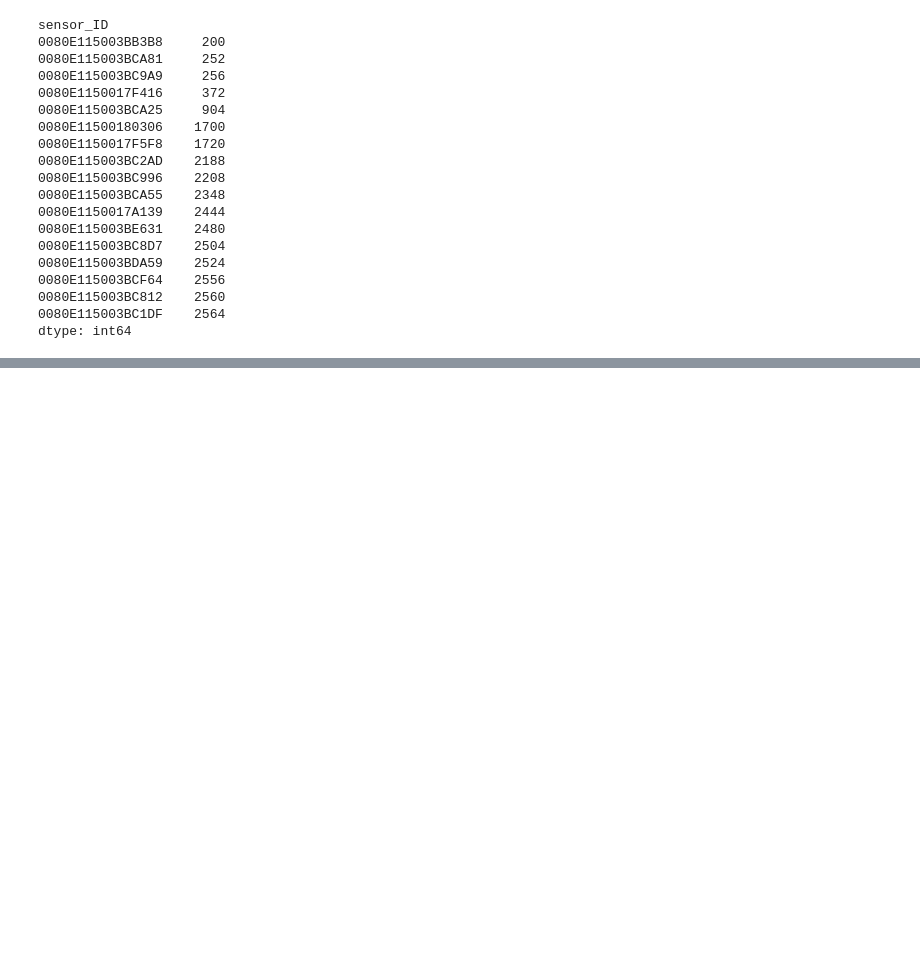
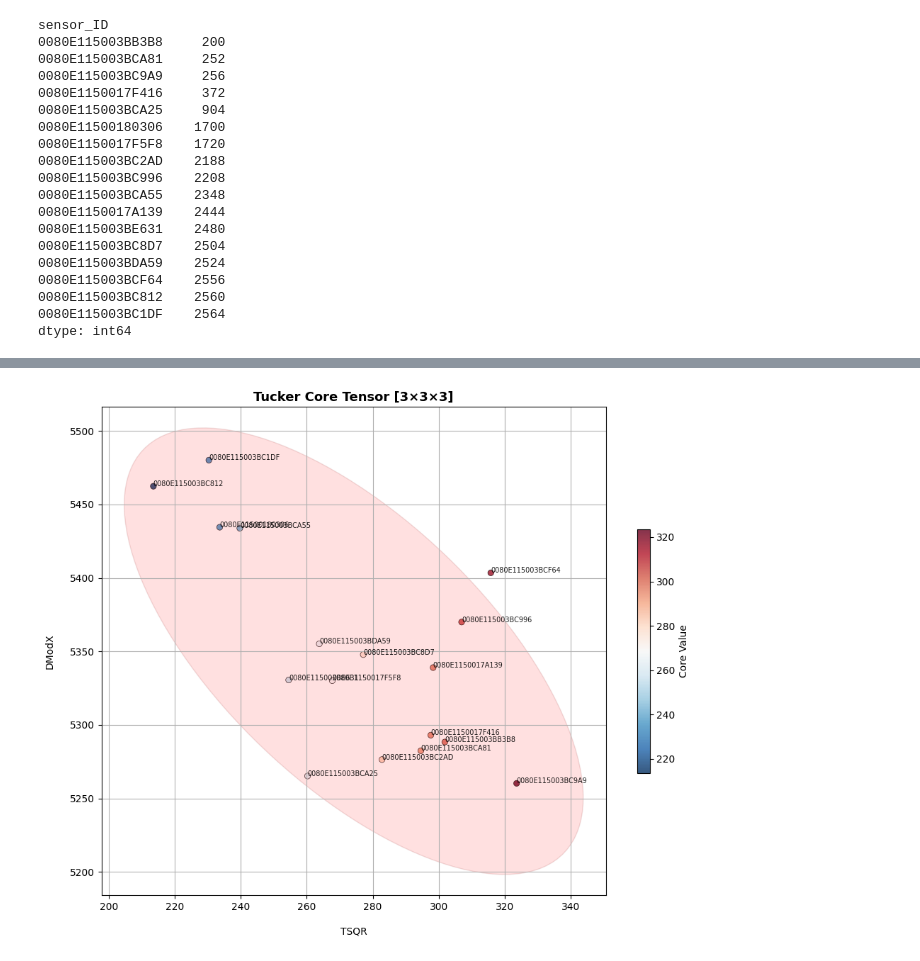
Before and after one commit to tudi72/Sensor_Equivalency_Tucker3, a Jupyter notebook: demo.ipynb, the cells around one changed output, grey strips where cells are left out. Saved outputs shown, nothing was run; the diff lists cells and outputs as text; code cells hidden in the pictures; blank space fills up the shorter version.

```diff
--- a/demo.ipynb
+++ b/demo.ipynb
@@ -200,12 +169,0 @@ plt.show()
-# %%
-import matplotlib.pyplot as plt
-
-df['temperature_corrected'] = df['temperature'] - wls.fittedvalues
-# df.resample('M', on='date')['temperature'].median().plot(style='-', figsize=(10,4))
-df.resample('D', on='date')['temperature'].median().plot(style='.', figsize=(10,4))
-df.resample('D', on='date')['temperature'].median().plot(style='-', figsize=(10,4))
-
-df.resample('D', on='date')['temperature_corrected'].median().plot(style='.', figsize=(10,4))
-df.resample('D', on='date')['temperature_corrected'].median().plot(style='-', figsize=(10,4))
-
-# temperature, humidity
@@ -350,0 +265,34 @@ find_largest_avg_by_k(nums,k)
+# %%
+fig = plt.figure(figsize=(10, 8))
+ax = plt.axes()
+
+
+x = df_out['TSQR']
+y = df_out['DModX']
+# z = df_out['LV3']
+col= df_out['TSQR']
+v = df_out.index.astype(str).to_numpy()
+
+sc = ax.scatter(x, y,
+                c=col,
+                # s=np.abs(v) / np.abs(v).max() * 300,
+                cmap='RdBu_r',
+                alpha=0.8,
+                edgecolors='k',
+                linewidths=0.5)
+ell95,mask = ellipse_confidence(df_out,confidence=0.90,facecolor='red',edgecolor='darkred')
+ax.add_patch(ell95)
+for i, (xi, yi, vi) in enumerate(zip(x, y, v)):
+    ax.text(xi, yi, vi, fontsize=7, alpha=0.9)
+
+plt.colorbar(sc, ax=ax, label='Core Value', shrink=0.5)
+
+ax.set_xlabel('TSQR', labelpad=15)
+ax.set_ylabel('DModX', labelpad=15)
+ax.set_title('Tucker Core Tensor [3×3×3]', fontsize=13, fontweight='bold')
+
+plt.tight_layout()
+ax.grid(True)
+plt.show()
+# %% [output]
+[figure, added]
```
Also changed, not shown: parts of 20 cells of this notebook, 1 other file.
